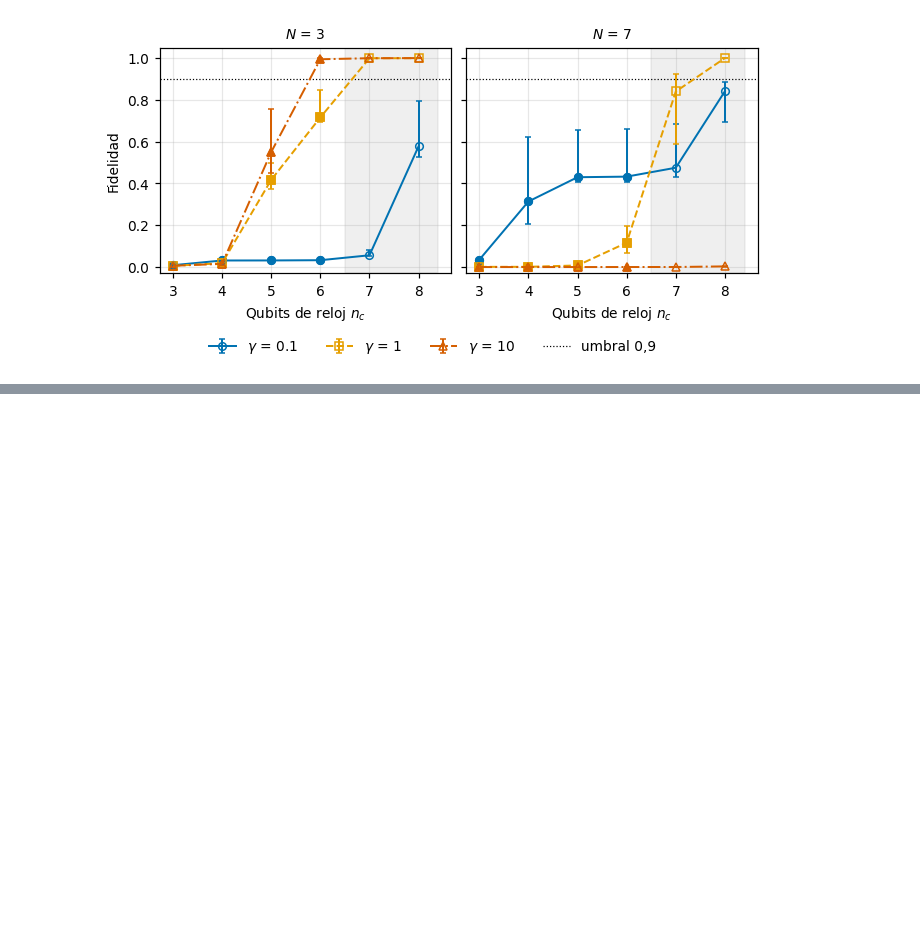
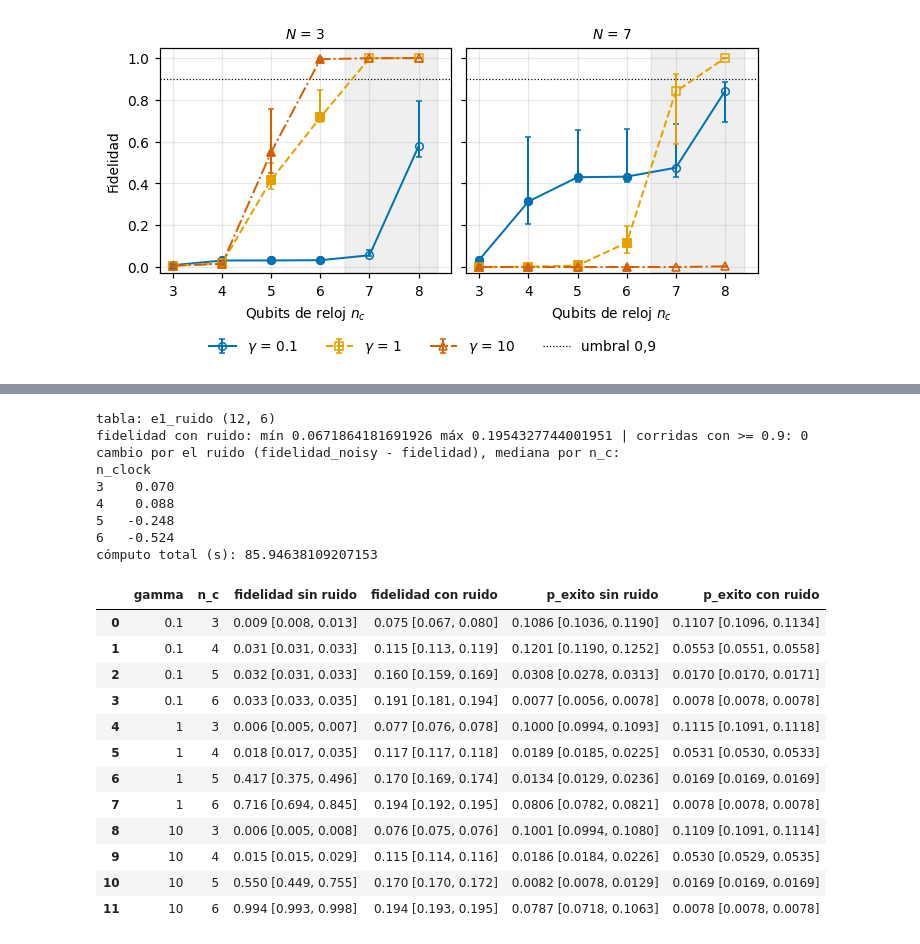
Before and after one commit to marcel-silva27/computacion-cuantica, a Jupyter notebook: notebooks/04_analisis.ipynb, the cells around one changed output, grey strips where cells are left out. Cells and saved outputs as stored; diff of their text form; code cells hidden in the pictures; blank space fills up the shorter version.

```diff
--- a/notebooks/04_analisis.ipynb
+++ b/notebooks/04_analisis.ipynb
@@ -651,3 +658,53 @@ figura: fig5_fidelidad_vs_nc_extendida
+# %%
+E1N_DIR = Path(os.environ.get("E1N_DIR", FINAL / "e1_noise_exact"))
+nz = pd.read_csv(E1N_DIR / "runs.csv")
+assert len(nz) == 36 and not nz.duplicated(K1).any()
+assert not nz[M1 + ["fidelity_noisy", "success_prob_noisy"]].isna().any().any()
+assert set(nz.N) == {3} and set(nz["mode"]) == {"exact"}
+# la parte sin ruido debe coincidir con el barrido original (mismas corridas)
+ref = e1[(e1.N == 3) & (e1["mode"] == "exact")].set_index(K1).fidelity
+assert np.allclose(nz.set_index(K1).fidelity.sort_index(), ref.sort_index()), "fidelidad sin ruido difiere del barrido original"
+GN = ["gamma", "n_clock"]
+NM = ["kappa", "fidelity", "fidelity_noisy", "success_prob", "success_prob_noisy"]
+an = nz.groupby(GN)[NM].agg(["median", "min", "max"])
+an.columns = [f"{m}_{s}" for m, s in an.columns]; an = an.reset_index()
+an.to_csv(TABLES / "e1_ruido_tabla_completa.csv", index=False)
+def f3(r, m, d):
+    return f"{r[f'{m}_median']:.{d}f} [{r[f'{m}_min']:.{d}f}, {r[f'{m}_max']:.{d}f}]"
+tn = pd.DataFrame({"gamma": an.gamma.map(lambda g: f"{g:g}"), "n_c": an.n_clock})
+for plain, m, d in [("fidelidad sin ruido", "fidelity", 3), ("fidelidad con ruido", "fidelity_noisy", 3),
+                    ("p_exito sin ruido", "success_prob", 4), ("p_exito con ruido", "success_prob_noisy", 4)]:
+    tn[plain] = an.apply(lambda r: f3(r, m, d), axis=1)
+write_table(tn, "e1_ruido", tex_header=[r"$\gamma$", "$n_c$", "fidelidad sin ruido", "fidelidad con ruido",
+            r"$p_{\mathrm{\acute{e}xito}}$ sin ruido", r"$p_{\mathrm{\acute{e}xito}}$ con ruido"], align="ccllll")
+print("fidelidad con ruido: mín", nz.fidelity_noisy.min(), "máx", nz.fidelity_noisy.max(), "| corridas con >= 0.9:", int((nz.fidelity_noisy >= 0.9).sum()))
+print("cambio por el ruido (fidelidad_noisy - fidelidad), mediana por n_c:")
+print((nz.fidelity_noisy - nz.fidelity).groupby(nz.n_clock).median().round(3).to_string())
+print("cómputo total (s):", nz.wall_time_s.sum())
+tn
+# %% [output]
+tabla: e1_ruido (12, 6)
+fidelidad con ruido: mín 0.0671864181691926 máx 0.1954327744001951 | corridas con >= 0.9: 0
+cambio por el ruido (fidelidad_noisy - fidelidad), mediana por n_c:
+n_clock
+3    0.070
+4    0.088
+5   -0.248
+6   -0.524
+cómputo total (s): 85.94638109207153
+|  | gamma | n_c | fidelidad sin ruido | fidelidad con ruido | p_exito sin ruido | p_exito con ruido |
+| 0 | 0.1 | 3 | 0.009 [0.008, 0.013] | 0.075 [0.067, 0.080] | 0.1086 [0.1036, 0.1190] | 0.1107 [0.1096, 0.1134] |
+| 1 | 0.1 | 4 | 0.031 [0.031, 0.033] | 0.115 [0.113, 0.119] | 0.1201 [0.1190, 0.1252] | 0.0553 [0.0551, 0.0558] |
+| 2 | 0.1 | 5 | 0.032 [0.031, 0.033] | 0.160 [0.159, 0.169] | 0.0308 [0.0278, 0.0313] | 0.0170 [0.0170, 0.0171] |
+| 3 | 0.1 | 6 | 0.033 [0.033, 0.035] | 0.191 [0.181, 0.194] | 0.0077 [0.0056, 0.0078] | 0.0078 [0.0078, 0.0078] |
+| 4 | 1 | 3 | 0.006 [0.005, 0.007] | 0.077 [0.076, 0.078] | 0.1000 [0.0994, 0.1093] | 0.1115 [0.1091, 0.1118] |
+| 5 | 1 | 4 | 0.018 [0.017, 0.035] | 0.117 [0.117, 0.118] | 0.0189 [0.0185, 0.0225] | 0.0531 [0.0530, 0.0533] |
+| 6 | 1 | 5 | 0.417 [0.375, 0.496] | 0.170 [0.169, 0.174] | 0.0134 [0.0129, 0.0236] | 0.0169 [0.0169, 0.0169] |
+| 7 | 1 | 6 | 0.716 [0.694, 0.845] | 0.194 [0.192, 0.195] | 0.0806 [0.0782, 0.0821] | 0.0078 [0.0078, 0.0078] |
+| 8 | 10 | 3 | 0.006 [0.005, 0.008] | 0.076 [0.075, 0.076] | 0.1001 [0.0994, 0.1080] | 0.1109 [0.1091, 0.1114] |
+| 9 | 10 | 4 | 0.015 [0.015, 0.029] | 0.115 [0.114, 0.116] | 0.0186 [0.0184, 0.0226] | 0.0530 [0.0529, 0.0535] |
+| 10 | 10 | 5 | 0.550 [0.449, 0.755] | 0.170 [0.170, 0.172] | 0.0082 [0.0078, 0.0129] | 0.0169 [0.0169, 0.0169] |
+| 11 | 10 | 6 | 0.994 [0.993, 0.998] | 0.194 [0.193, 0.195] | 0.0787 [0.0718, 0.1063] | 0.0078 [0.0078, 0.0078] |
 # %%
 print("Tablas:", sorted(p.name for p in TABLES.iterdir()))
 print("Figuras:", sorted(p.name for p in FIGS.iterdir()))
```
Also changed, not shown: parts of 2 cells of this notebook, 8 other files.
